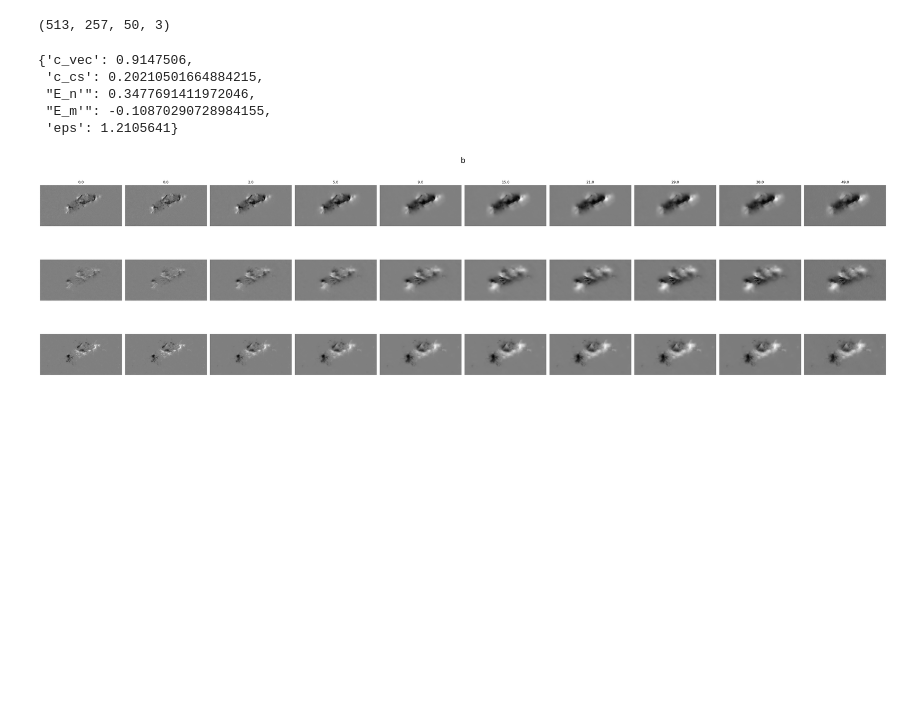
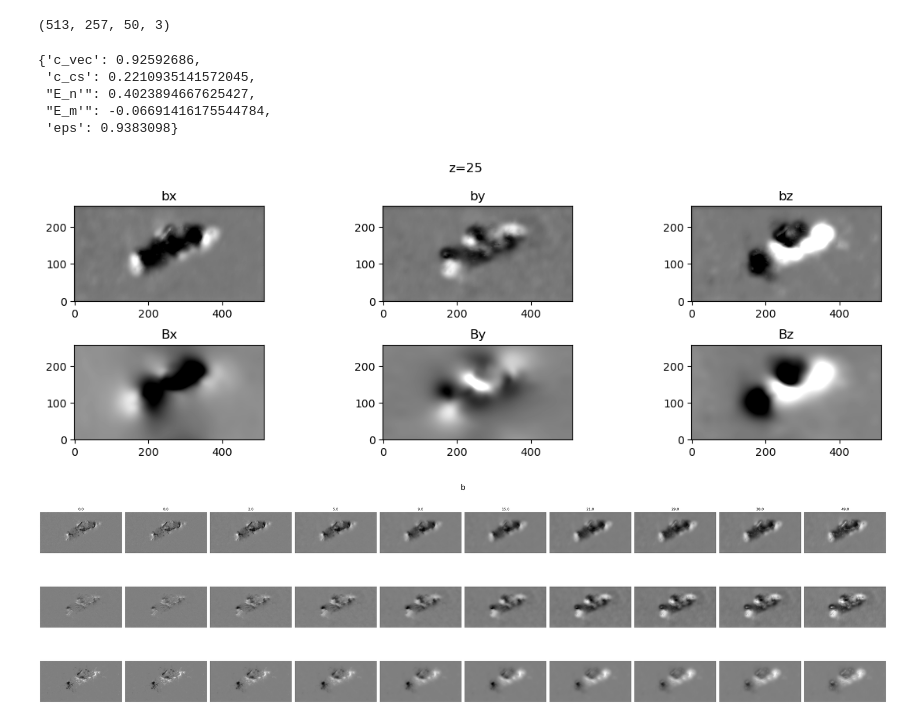
Before and after one commit to mgjeon/2023_project, a Jupyter notebook: NF2_notebooks/cnn/evaluation_unet.ipynb, the cells around one changed output. Drawn from its saved outputs; the diff is of its cells as text; code cells hidden in the pictures; blank space fills up the shorter version.

```diff
--- a/NF2_notebooks/cnn/evaluation_unet.ipynb
+++ b/NF2_notebooks/cnn/evaluation_unet.ipynb
@@ -11,7 +11,7 @@ model = Unet().to('cuda')
 inputs = torch.Tensor(np.load('inputs_test.npy')).to('cuda')
 labels = np.load('outputs_test.npy')
 # %%
-checkpoint = torch.load('model_pi/model_2000.pt')
+checkpoint = torch.load('model_pi/model_10000.pt')
 model.load_state_dict(checkpoint['model_state_dict'])
 model.eval()
 # %% [output]
@@ -57,11 +57,15 @@ B.shape
 # %%
 metric(b, B)
 # %% [output]
-{'c_vec': 0.9147506,
- 'c_cs': 0.20210501664884215,
- "E_n'": 0.3477691411972046,
- "E_m'": -0.10870290728984155,
- 'eps': 1.2105641}
+{'c_vec': 0.92592686,
+ 'c_cs': 0.2210935141572045,
+ "E_n'": 0.4023894667625427,
+ "E_m'": -0.06691416175544784,
+ 'eps': 0.9383098}
+# %%
+plot_overview(b, B, z=25, b_norm=100)
+# %% [output]
+[figure, added]
 # %%
 plot_sample(b, B)
 # %% [output]
```
Also changed, not shown: 6 other files.
